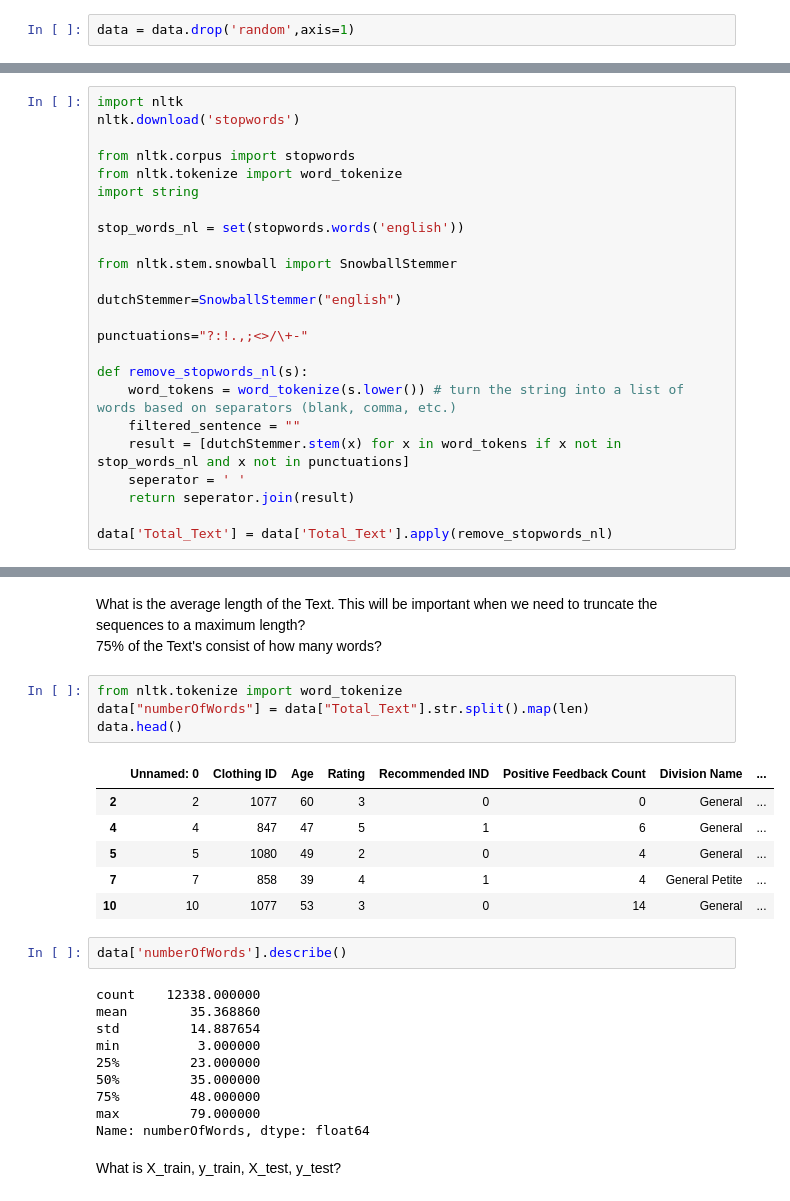
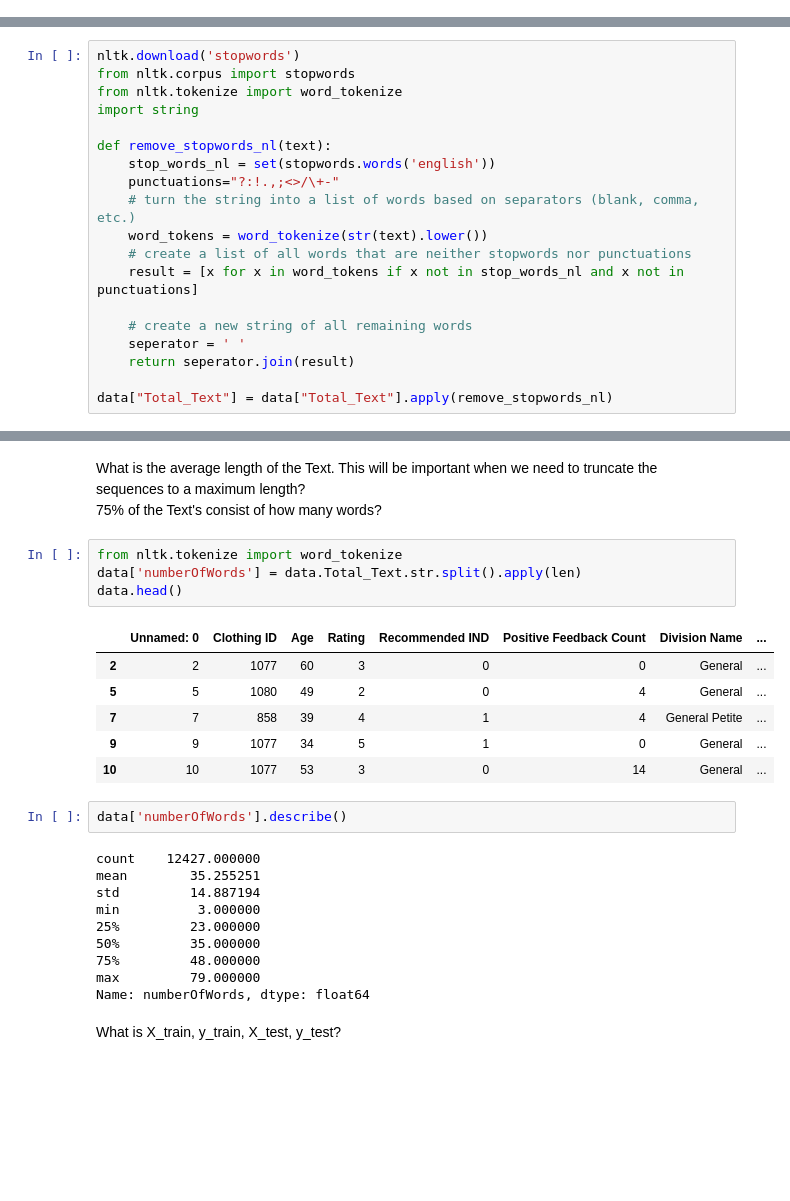
Before and after one commit to dylancluyse/ML_20212022, a Jupyter notebook: Hoofdstuk_15_clothing.ipynb, the cells around one changed output, grey strips where cells are left out. Cells and saved outputs as stored; diff of their text form; blank space fills up the shorter version.

```diff
--- a/Hoofdstuk_15_clothing.ipynb
+++ b/Hoofdstuk_15_clothing.ipynb
@@ -150,36 +150,29 @@ data['Rating'].value_counts()
 2    1565
 1     842
 Name: Rating, dtype: int64
-# %%
-data = data.drop('random',axis=1)
 # %% [markdown]
 Remove stop words and punctuations.
 # %%
 data = data.dropna()
 # %%
-import nltk
 nltk.download('stopwords')
-
 from nltk.corpus import stopwords
 from nltk.tokenize import word_tokenize
 import string
 
-stop_words_nl = set(stopwords.words('english'))
+def remove_stopwords_nl(text):
+    stop_words_nl = set(stopwords.words('english'))
+    punctuations="?:!.,;<>/\+-"
+    # turn the string into a list of words based on separators (blank, comma, etc.)
+    word_tokens = word_tokenize(str(text).lower())
+    # create a list of all words that are neither stopwords nor punctuations
+    result = [x for x in word_tokens if x not in stop_words_nl and x not in punctuations]
 
-from nltk.stem.snowball import SnowballStemmer
-
-dutchStemmer=SnowballStemmer("english")
-
-punctuations="?:!.,;<>/\+-"
-
-def remove_stopwords_nl(s):
-    word_tokens = word_tokenize(s.lower()) # turn the string into a list of words based on separators (blank, comma, etc.)
-    filtered_sentence = ""
-    result = [dutchStemmer.stem(x) for x in word_tokens if x not in stop_words_nl and x not in punctuations]
+    # create a new string of all remaining words
     seperator = ' '
     return seperator.join(result)
 
-data['Total_Text'] = data['Total_Text'].apply(remove_stopwords_nl)
+data["Total_Text"] = data["Total_Text"].apply(remove_stopwords_nl)
 # %% [output]
 [nltk_data] Downloading package stopwords to
 [nltk_data]     C:\Users\dylan\AppData\Roaming\nltk_data...
@@ -211,21 +204,21 @@ What is the average length of the Text. This will be important when we need to t
 75% of the Text's consist of how many words?
 # %%
 from nltk.tokenize import word_tokenize
-data["numberOfWords"] = data["Total_Text"].str.split().map(len)
+data['numberOfWords'] = data.Total_Text.str.split().apply(len)
 data.head()
 # %% [output]
 |  | Unnamed: 0 | Clothing ID | Age | Rating | Recommended IND | Positive Feedback Count | Division Name | ... |
 | 2 | 2 | 1077 | 60 | 3 | 0 | 0 | General | ... |
-| 4 | 4 | 847 | 47 | 5 | 1 | 6 | General | ... |
 | 5 | 5 | 1080 | 49 | 2 | 0 | 4 | General | ... |
 | 7 | 7 | 858 | 39 | 4 | 1 | 4 | General Petite | ... |
+| 9 | 9 | 1077 | 34 | 5 | 1 | 0 | General | ... |
 | 10 | 10 | 1077 | 53 | 3 | 0 | 14 | General | ... |
 # %%
 data['numberOfWords'].describe()
 # %% [output]
-count    12338.000000
-mean        35.368860
-std         14.887654
+count    12427.000000
+mean        35.255251
+std         14.887194
 min          3.000000
 25%         23.000000
 50%         35.000000
```
Also changed, not shown: parts of 26 cells of this notebook, 2 other files.
